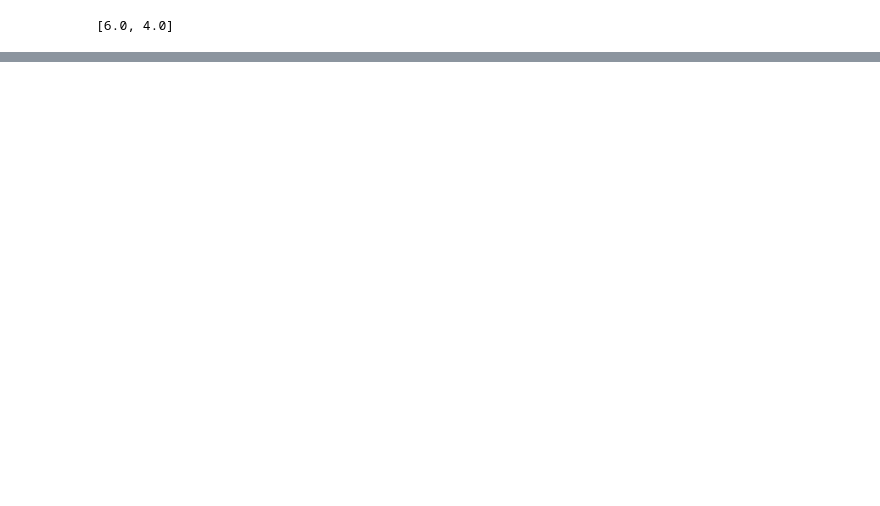
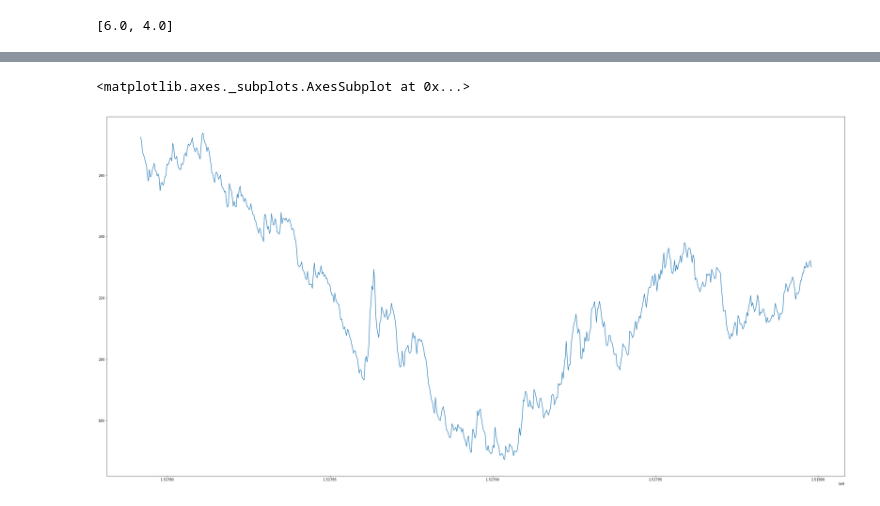
Before and after one commit to winkidney/ntl_sim, a Jupyter notebook: TokernGetter.ipynb, the cells around one changed output, grey strips where cells are left out. Drawn from its saved outputs; the diff is of its cells as text; code cells hidden in the pictures; blank space fills up the shorter version.

```diff
--- a/TokernGetter.ipynb
+++ b/TokernGetter.ipynb
@@ -641,0 +707,5 @@ print(concated['EOS_flat_price'].var())
+# %%
+concated['ntl_flat_price_EOS'].plot(figsize=(40, 20))
+# %% [output]
+<matplotlib.axes._subplots.AxesSubplot at 0x...>
+[figure, added]
```
Also changed, not shown: parts of 19 cells of this notebook, 2 other files.
